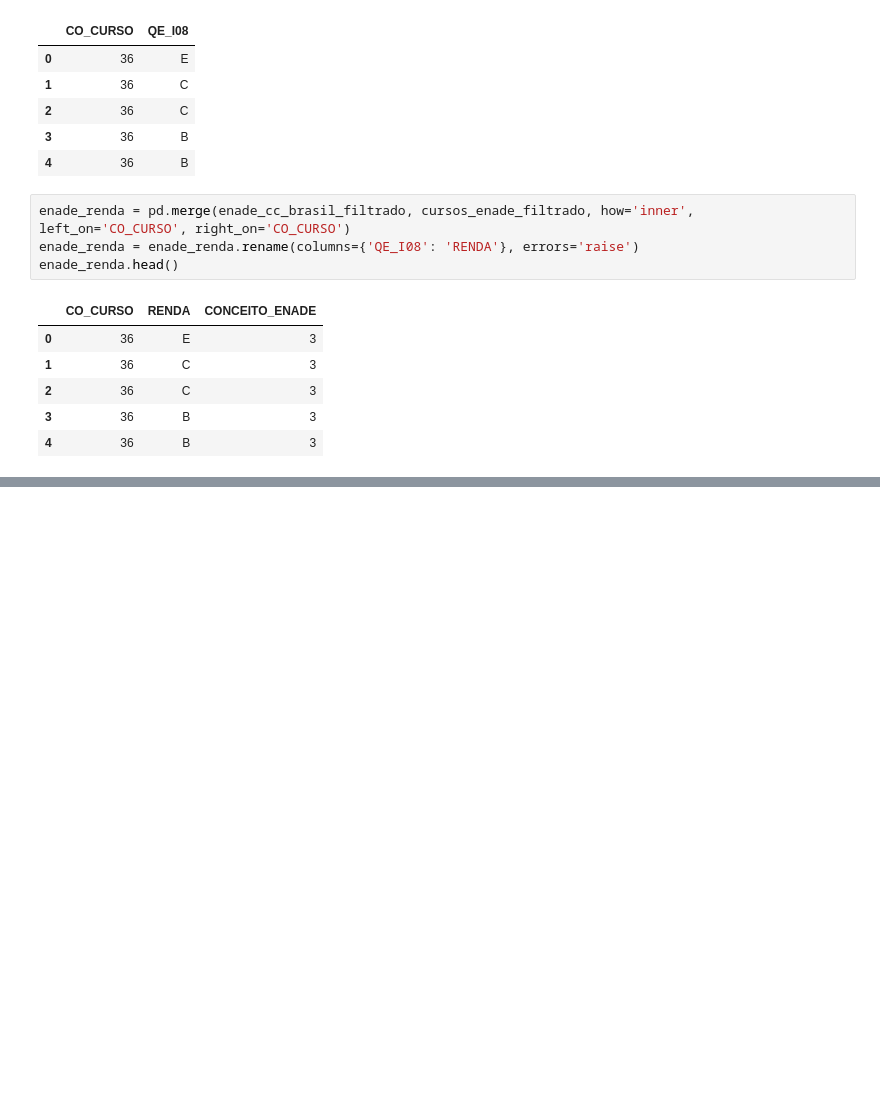
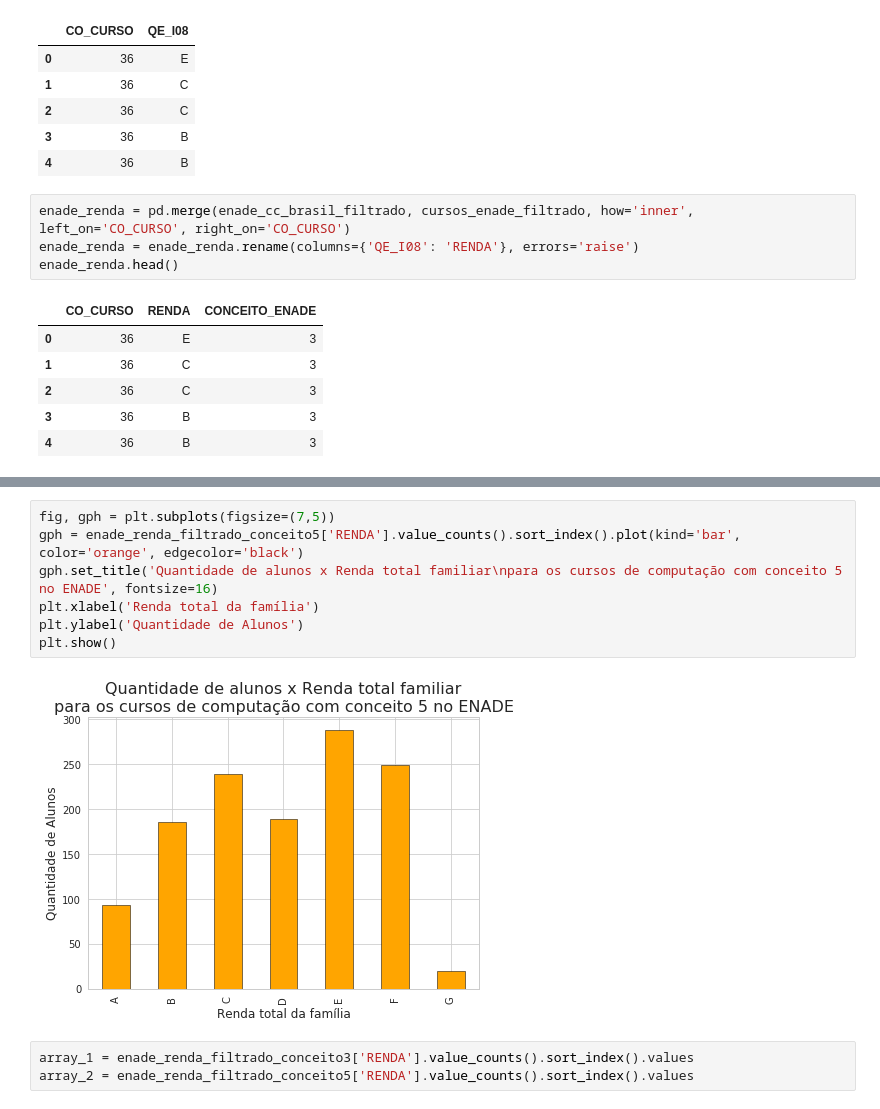
Before and after one commit to mateusqc/MC_2019.2, a Jupyter notebook: questao4.ipynb, the cells around one changed output, grey strips where cells are left out. Drawn from its saved outputs; the diff is of its cells as text; blank space fills up the shorter version.

```diff
--- a/questao4.ipynb
+++ b/questao4.ipynb
@@ -73,0 +92,12 @@ enade_renda_filtrado
+# %%
+fig, gph = plt.subplots(figsize=(7,5))
+gph = enade_renda_filtrado_conceito5['RENDA'].value_counts().sort_index().plot(kind='bar', color='orange', edgecolor='black')
+gph.set_title('Quantidade de alunos x Renda total familiar\npara os cursos de computação com conceito 5 no ENADE', fontsize=16)
+plt.xlabel('Renda total da família')
+plt.ylabel('Quantidade de Alunos')
+plt.show()
+# %% [output]
+[figure, added]
+# %%
+array_1 = enade_renda_filtrado_conceito3['RENDA'].value_counts().sort_index().values
+array_2 = enade_renda_filtrado_conceito5['RENDA'].value_counts().sort_index().values
```
Also changed, not shown: parts of 7 cells of this notebook.
